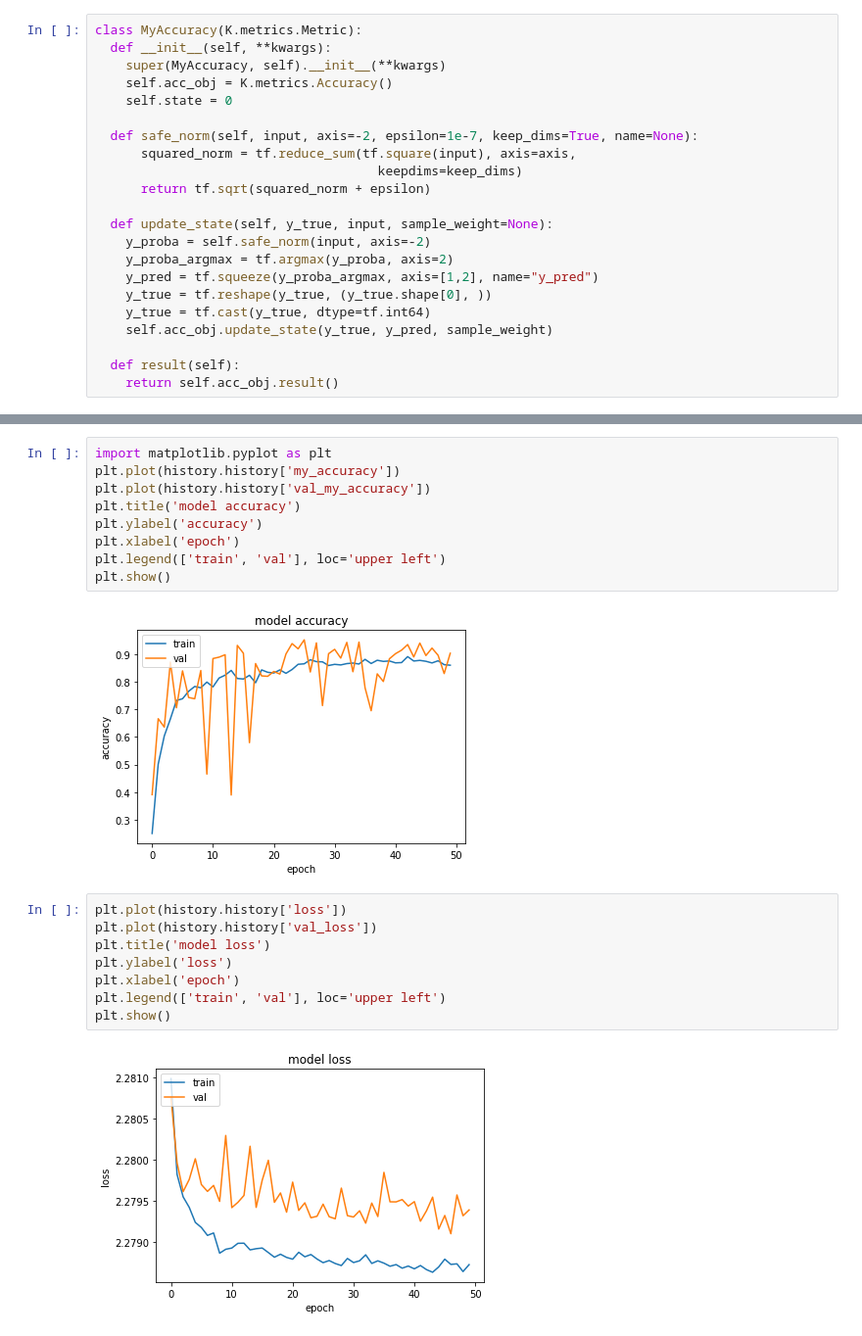
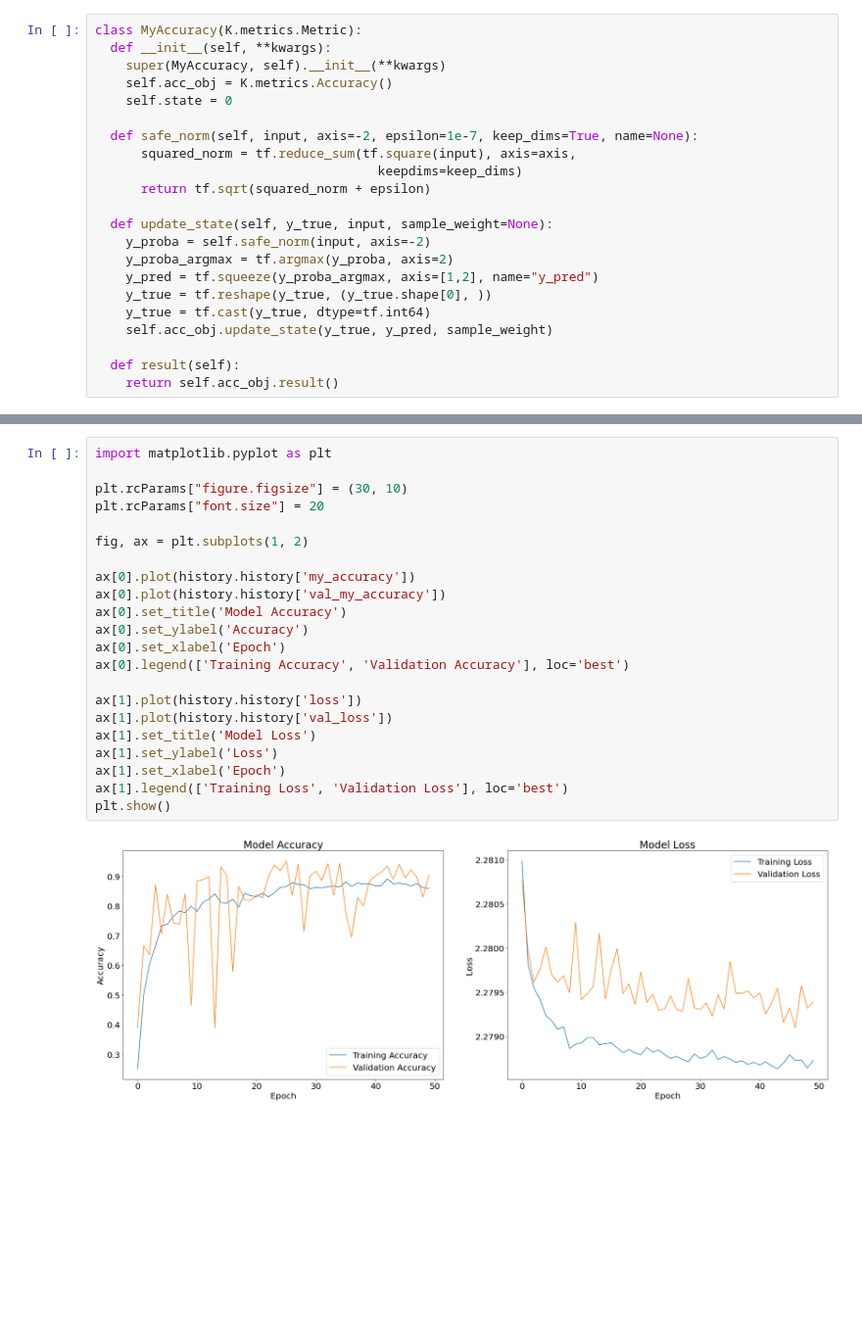
Before and after one commit to BaishaliChetia/CapsNet-Keras, a Jupyter notebook: b_mnistTf2.ipynb, the cells around one changed output, grey strips where cells are left out. Shown at 98% size. Drawn from its saved outputs; the diff is of its cells as text; blank space fills up the shorter version.

Commit message:
new graph

```diff
--- a/b_mnistTf2.ipynb
+++ b/b_mnistTf2.ipynb
@@ -332,24 +335,27 @@ Epoch 49/50
 1500/1500 [==============================] - 129s 86ms/step - loss: 2.2786 - my_accuracy: 0.8617 - val_loss: 2.2793 - val_my_accuracy: 0.8295
 Epoch 50/50
 1500/1500 [==============================] - 129s 86ms/step - loss: 2.2787 - my_accuracy: 0.8597 - val_loss: 2.2794 - val_my_accuracy: 0.9029
-# %%
-import matplotlib.pyplot as plt
-plt.plot(history.history['my_accuracy'])
-plt.plot(history.history['val_my_accuracy'])
-plt.title('model accuracy')
-plt.ylabel('accuracy')
-plt.xlabel('epoch')
-plt.legend(['train', 'val'], loc='upper left')
-plt.show()
-# %% [output]
-[figure, removed]
-# %%
-plt.plot(history.history['loss'])
-plt.plot(history.history['val_loss'])
-plt.title('model loss')
-plt.ylabel('loss')
-plt.xlabel('epoch')
-plt.legend(['train', 'val'], loc='upper left')
-plt.show()
-# %% [output]
-[figure, removed]
+# %%
+import matplotlib.pyplot as plt
+
+plt.rcParams["figure.figsize"] = (30, 10)
+plt.rcParams["font.size"] = 20
+
+fig, ax = plt.subplots(1, 2)
+
+ax[0].plot(history.history['my_accuracy'])
+ax[0].plot(history.history['val_my_accuracy'])
+ax[0].set_title('Model Accuracy')
+ax[0].set_ylabel('Accuracy')
+ax[0].set_xlabel('Epoch')
+ax[0].legend(['Training Accuracy', 'Validation Accuracy'], loc='best')
+
+ax[1].plot(history.history['loss'])
+ax[1].plot(history.history['val_loss'])
+ax[1].set_title('Model Loss')
+ax[1].set_ylabel('Loss')
+ax[1].set_xlabel('Epoch')
+ax[1].legend(['Training Loss', 'Validation Loss'], loc='best')
+plt.show()
+# %% [output]
+[figure, added]
```
Also changed, not shown: parts of 2 cells of this notebook.
